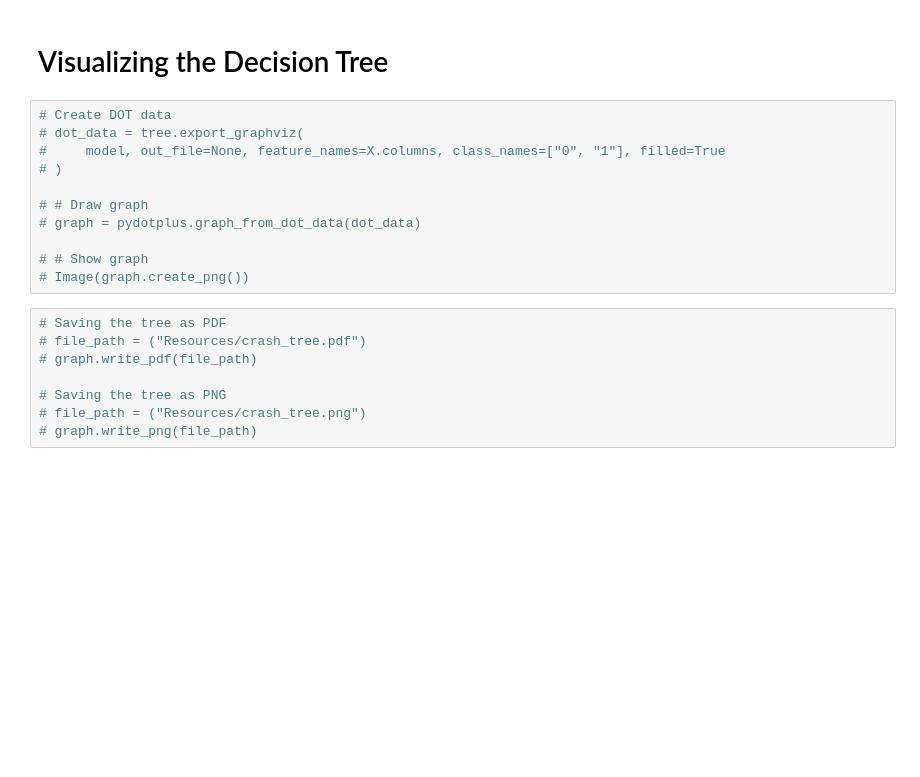
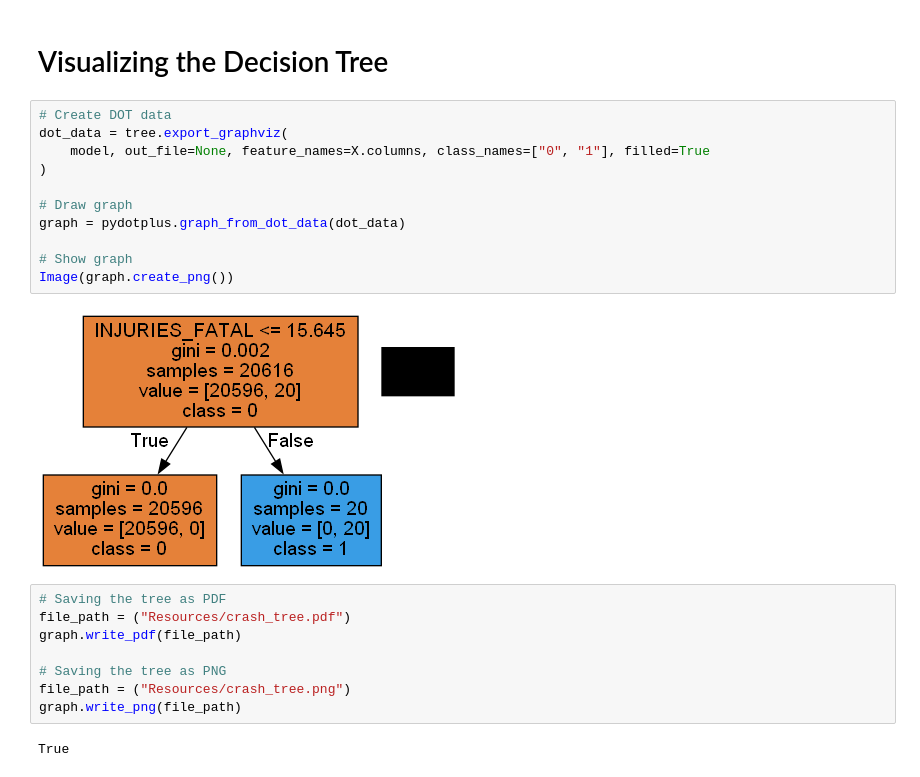
Before and after one commit to SyedFarman/Chicago_Traffic_Crashes, a Jupyter notebook: Main.ipynb, the cells around one changed output. Drawn from its saved outputs; the diff is of its cells as text; blank space fills up the shorter version.

```diff
--- a/Main.ipynb
+++ b/Main.ipynb
@@ -514,20 +860,24 @@ predictions = model.predict(X_train)
 # Visualizing the Decision Tree
 # %%
 # Create DOT data
-# dot_data = tree.export_graphviz(
-#     model, out_file=None, feature_names=X.columns, class_names=["0", "1"], filled=True
-# )
+dot_data = tree.export_graphviz(
+    model, out_file=None, feature_names=X.columns, class_names=["0", "1"], filled=True
+)
 
-# # Draw graph
-# graph = pydotplus.graph_from_dot_data(dot_data)
+# Draw graph
+graph = pydotplus.graph_from_dot_data(dot_data)
 
-# # Show graph
-# Image(graph.create_png())
+# Show graph
+Image(graph.create_png())
+# %% [output]
+[figure, added]
 # %%
 # Saving the tree as PDF
-# file_path = ("Resources/crash_tree.pdf")
-# graph.write_pdf(file_path)
+file_path = ("Resources/crash_tree.pdf")
+graph.write_pdf(file_path)
 
 # Saving the tree as PNG
-# file_path = ("Resources/crash_tree.png")
-# graph.write_png(file_path)
+file_path = ("Resources/crash_tree.png")
+graph.write_png(file_path)
+# %% [output]
+True
```
Also changed, not shown: parts of 57 cells of this notebook.
